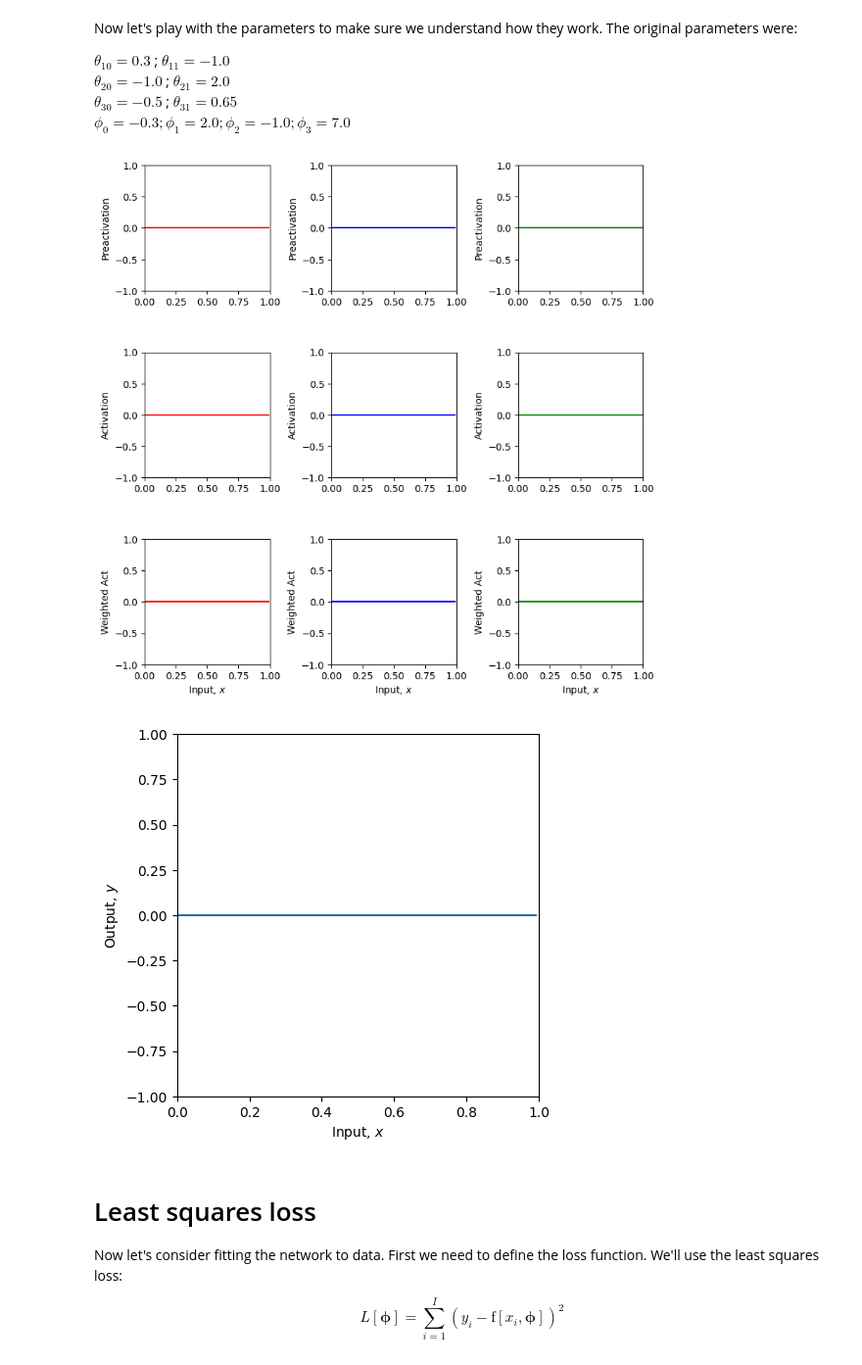
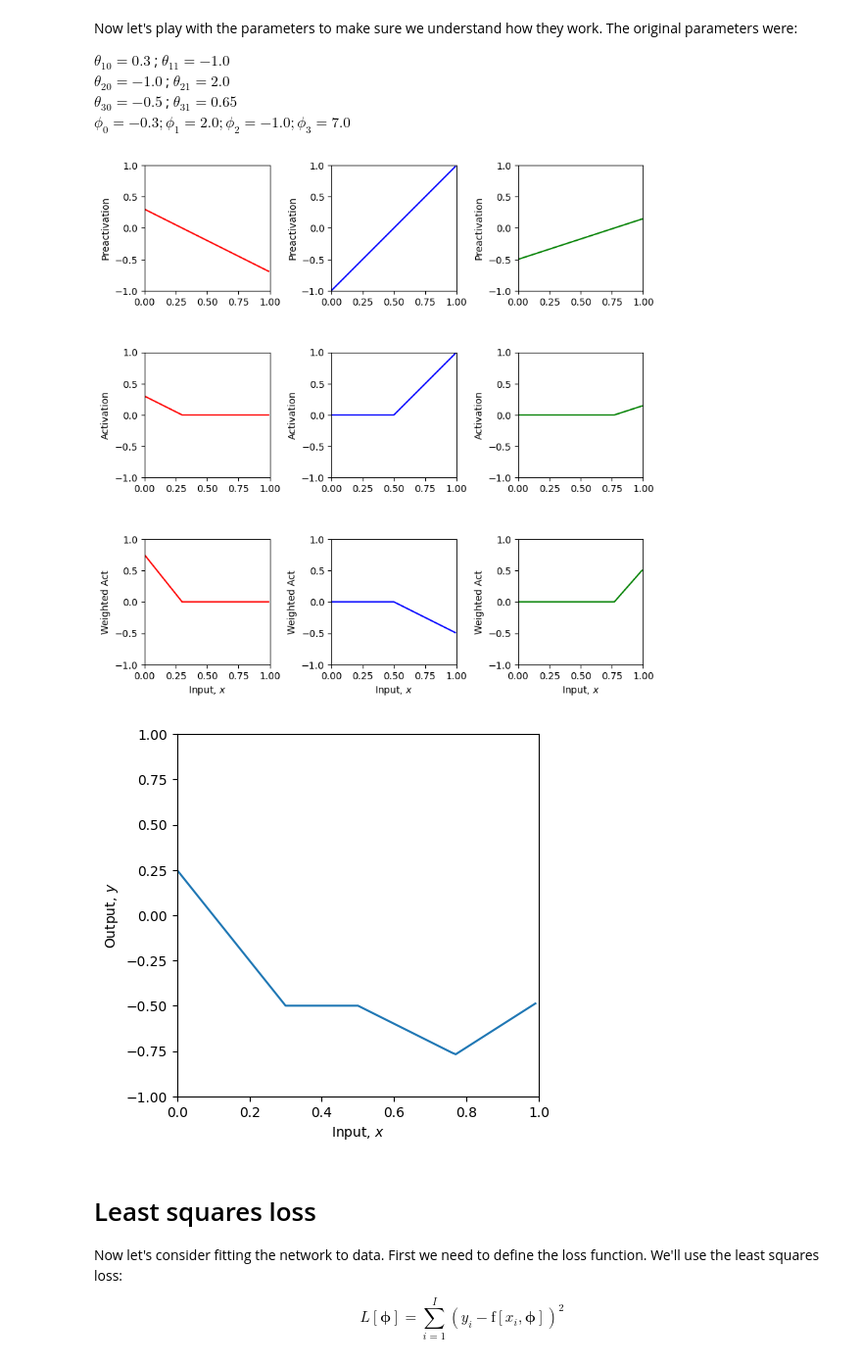
Before and after one commit to ddAdoro/AI-Assignment-SCT314-C004-0594-2026, a Jupyter notebook: Notebooks/Chap03/3_1_Shallow_Networks_I.ipynb, the cells around one changed output. Shown at 98% size. Cells and saved outputs as stored; diff of their text form; code cells hidden in the pictures.

```diff
--- a/Notebooks/Chap03/3_1_Shallow_Networks_I.ipynb
+++ b/Notebooks/Chap03/3_1_Shallow_Networks_I.ipynb
@@ -16,6 +16,7 @@ import matplotlib.pyplot as plt
 # %% [markdown]
 Let's first construct the shallow neural network with one input, three hidden units, and one output described in section 3.1 of the book.
 # %%
+import numpy as np
 # Define the Rectified Linear Unit (ReLU) function
 def ReLU(preactivation):
   # TODO write code to implement the ReLU and compute the activation at the
@@ -23,7 +24,7 @@ def ReLU(preactivation):
   # This should work on every element of the ndarray "preactivation" at once
   # One way to do this is with the ndarray "clip" function
   # https://numpy.org/doc/stable/reference/generated/numpy.ndarray.clip.html
-  activation = np.zeros_like(preactivation);
+  activation = np.where(preactivation > 0, preactivation, 0)
 
   return activation
 # %%
@@ -45,9 +46,9 @@ plt.show()
 def shallow_1_1_3(x, activation_fn, phi_0,phi_1,phi_2,phi_3, theta_10, theta_11, theta_20, theta_21, theta_30, theta_31):
   # TODO Replace the code below to compute the three initial lines
   # from the theta parameters (i.e. implement equations at bottom of figure 3.3a-c).  These are the preactivations
-  pre_1 = np.zeros_like(x)
-  pre_2 = np.zeros_like(x)
-  pre_3 = np.zeros_like(x)
+  pre_1 = theta_10 + theta_11 * x
+  pre_2 = theta_20 + theta_21 * x
+  pre_3 = theta_30 + theta_31 * x
 
   # Pass these through the ReLU function to compute the activations as in
   # figure 3.3 d-f
@@ -57,13 +58,13 @@ def shallow_1_1_3(x, activation_fn, phi_0,phi_1,phi_2,phi_3, theta_10, theta_11,
 
   # TODO Replace the code below to weight the activations using phi1, phi2 and phi3
   # To create the equivalent of figure 3.3 g-i
-  w_act_1 = np.zeros_like(x)
-  w_act_2 = np.zeros_like(x)
-  w_act_3 = np.zeros_like(x)
+  w_act_1 = phi_1 * act_1
+  w_act_2 = phi_2 * act_2
+  w_act_3 = phi_3 * act_3
 
   # TODO Replace the code below to combining the weighted activations and add
   # phi_0 to create the output as in figure 3.3 j
-  y = np.zeros_like(x)
+  y = phi_0 + w_act_1 + w_act_2 + w_act_3
 
   # Return everything we have calculated
   return y, pre_1, pre_2, pre_3, act_1, act_2, act_3, w_act_1, w_act_2, w_act_3
@@ -140,36 +141,36 @@ $\phi_0 = -0.3; \phi_1 = 2.0; \phi_2 = -1.0; \phi_3 = 7.0$
 
 # 3. Predict what effect multiplying phi_1 by -1 will have.  Check if you are correct.
 
 # 4. Predict what effect setting theta_20 to -1.2 will have.  Check if you are correct.
 
 # 5. Change the parameters so that there are only two "joints" (including outside the range of the plot)
 # There are actually three ways to do this. See if you can figure them all out
 
 # 6. With the original parameters, the second line segment is flat (i.e. has slope zero)
 # How could you change theta_10 so that all of the segments have non-zero slopes
 
 # 7. What do you predict would happen if you multiply theta_20 and theta21 by 0.5, and phi_2 by 2.0?
 # Check if you are correct.
 
 # 8. What do you predict would happen if you multiply theta_20 and theta21 by -0.5, and phi_2 by -2.0?
 # Check if you are correct.
 
 theta_10 =  0.3 ; theta_11 = -1.0
 theta_20 = -1.0  ; theta_21 = 2.0
 theta_30 = -0.5  ; theta_31 = 0.65
-phi_0 = -0.3; phi_1 = 2.0; phi_2 = -1.0; phi_3 = 7.0
+phi_0 = -0.5; phi_1 = 2.5; phi_2 = -0.5; phi_3 = 3.5
 
 # Define a range of input values
 x = np.arange(0,1,0.01)
 
 # We run the neural network for each of these input values
 y, pre_1, pre_2, pre_3, act_1, act_2, act_3, w_act_1, w_act_2, w_act_3 = \
     shallow_1_1_3(x, ReLU, phi_0,phi_1,phi_2,phi_3, theta_10, theta_11, theta_20, theta_21, theta_30, theta_31)
 # And then plot it
 plot_neural(x, y, pre_1, pre_2, pre_3, act_1, act_2, act_3, w_act_1, w_act_2, w_act_3, plot_all=True)
 # %% [output]
-[figure, old version]
+[figure, new version]
-[figure, old version]
+[figure, new version]
 # %% [markdown]
 # Least squares loss
 
```
Also changed, not shown: parts of 3 cells of this notebook.
